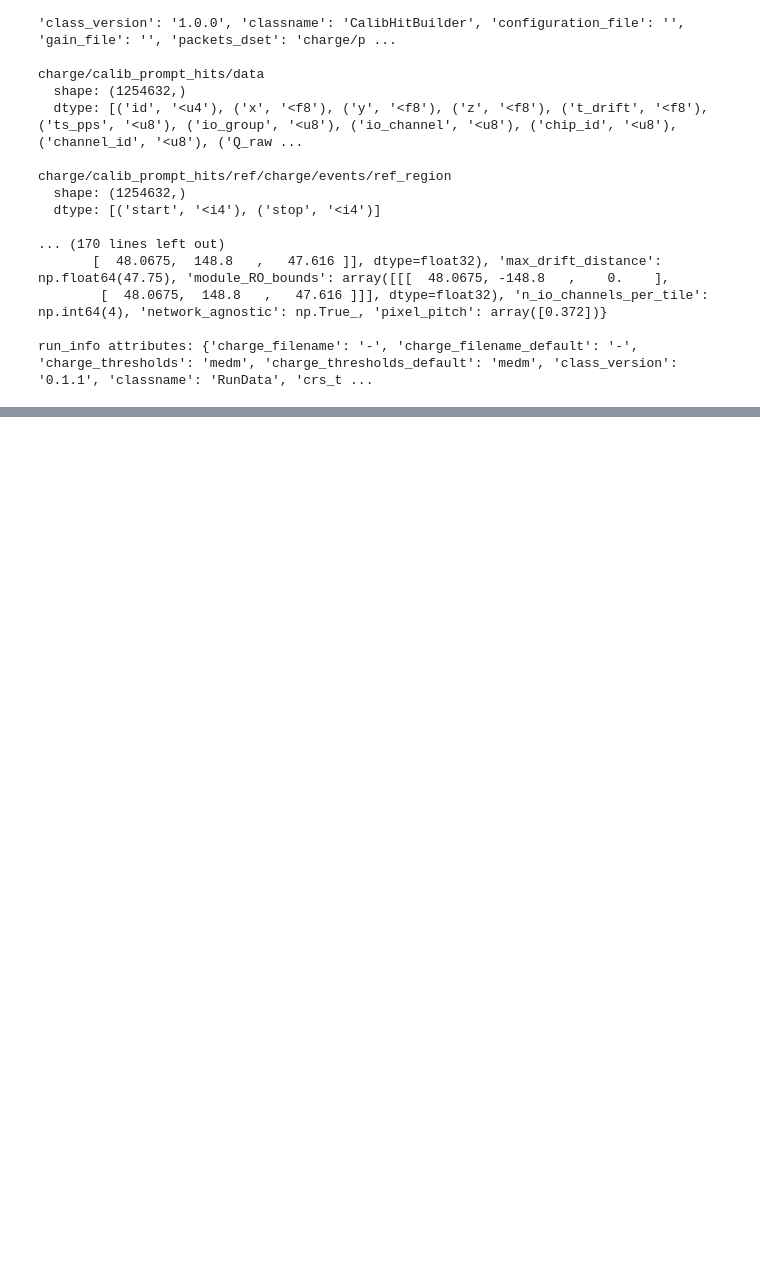
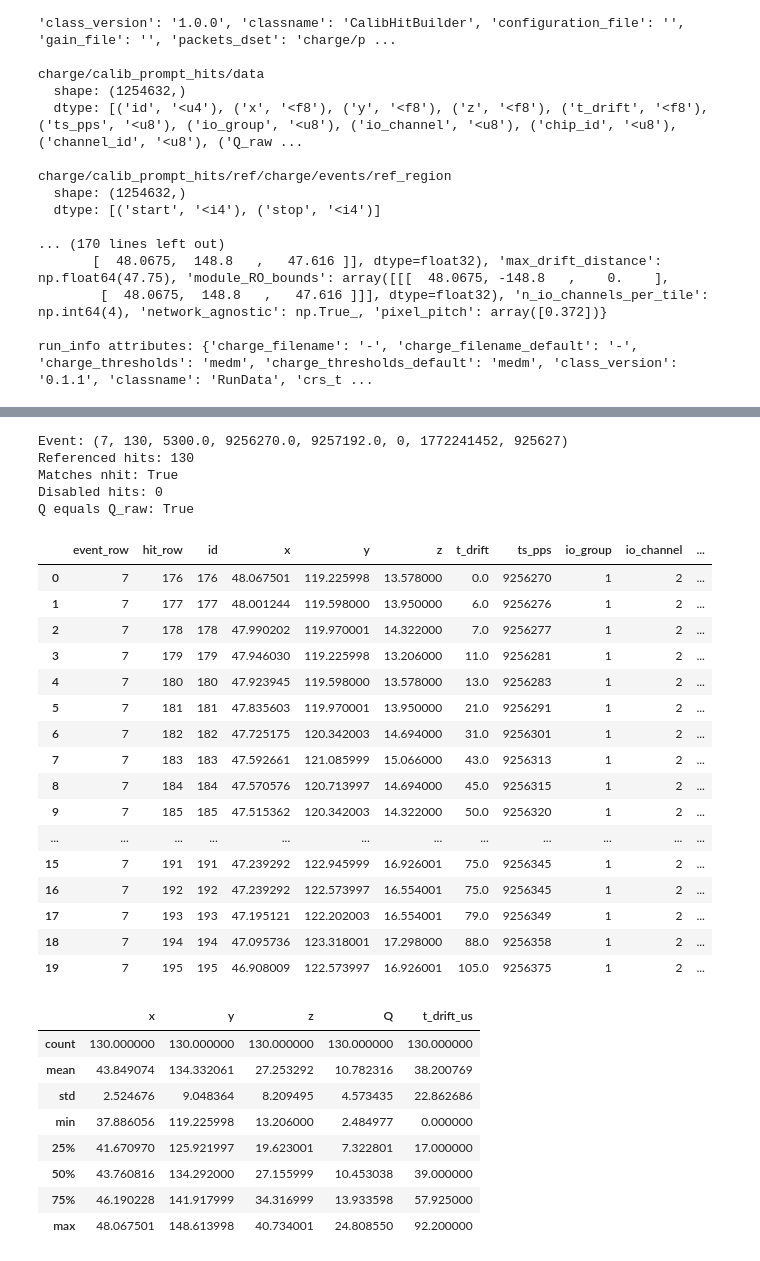
Before and after one commit to caborden/dune-nd-mip-calib, a Jupyter notebook: FSDcubeData.ipynb, the cells around one changed output, grey strips where cells are left out. Saved outputs shown, nothing was run; the diff lists cells and outputs as text; code cells hidden in the pictures; blank space fills up the shorter version.

Commit message:
Update FSD-cube data inspection notebook

```diff
--- a/FSDcubeData.ipynb
+++ b/FSDcubeData.ipynb
@@ -66,0 +106,3 @@ Top-level groups: ['charge', 'combined', 'geometry_info', 'lar_info', 'run_info'
+# %%
+with h5py.File(input_file, "r", locking=False) as f:
+    h5_tree(f)
@@ -66,0 +127,53 @@ Top-level groups: ['charge', 'combined', 'geometry_info', 'lar_info', 'run_info'
+# %%
+with h5py.File(input_file, "r", locking=False) as f:
+    events = f["charge/events/data"][:]
+    candidates = np.flatnonzero(
+        (events["nhit"] >= 100) & (events["nhit"] <= 500)
+    )
+    event_row = int(candidates[0]) if len(candidates) else 0
+
+    hits = read_event_hits(f, event_row)
+    tick_us = float(f["run_info"].attrs["crs_ticks"])
+
+    print("Event:", events[event_row])
+    print("Referenced hits:", len(hits))
+    print("Matches nhit:", len(hits) == int(events[event_row]["nhit"]))
+    print("Disabled hits:", hits["is_disabled"].sum())
+    print("Q equals Q_raw:",
+          np.allclose(hits["Q"], hits["Q_raw"], equal_nan=True))
+
+hits["t_drift_us"] = hits["t_drift"] * tick_us
+display(hits.head(20))
+display(hits[["x", "y", "z", "Q", "t_drift_us"]].describe())
+# %% [output]
+Event: (7, 130, 5300.0, 9256270.0, 9257192.0, 0, 1772241452, 925627)
+Referenced hits: 130
+Matches nhit: True
+Disabled hits: 0
+Q equals Q_raw: True
+|  | event_row | hit_row | id | x | y | z | t_drift | ts_pps | io_group | io_channel | ... |
+| 0 | 7 | 176 | 176 | 48.067501 | 119.225998 | 13.578000 | 0.0 | 9256270 | 1 | 2 | ... |
+| 1 | 7 | 177 | 177 | 48.001244 | 119.598000 | 13.950000 | 6.0 | 9256276 | 1 | 2 | ... |
+| 2 | 7 | 178 | 178 | 47.990202 | 119.970001 | 14.322000 | 7.0 | 9256277 | 1 | 2 | ... |
+| 3 | 7 | 179 | 179 | 47.946030 | 119.225998 | 13.206000 | 11.0 | 9256281 | 1 | 2 | ... |
+| 4 | 7 | 180 | 180 | 47.923945 | 119.598000 | 13.578000 | 13.0 | 9256283 | 1 | 2 | ... |
+| 5 | 7 | 181 | 181 | 47.835603 | 119.970001 | 13.950000 | 21.0 | 9256291 | 1 | 2 | ... |
+| 6 | 7 | 182 | 182 | 47.725175 | 120.342003 | 14.694000 | 31.0 | 9256301 | 1 | 2 | ... |
+| 7 | 7 | 183 | 183 | 47.592661 | 121.085999 | 15.066000 | 43.0 | 9256313 | 1 | 2 | ... |
+| 8 | 7 | 184 | 184 | 47.570576 | 120.713997 | 14.694000 | 45.0 | 9256315 | 1 | 2 | ... |
+| 9 | 7 | 185 | 185 | 47.515362 | 120.342003 | 14.322000 | 50.0 | 9256320 | 1 | 2 | ... |
+| ... | ... | ... | ... | ... | ... | ... | ... | ... | ... | ... | ... |
+| 15 | 7 | 191 | 191 | 47.239292 | 122.945999 | 16.926001 | 75.0 | 9256345 | 1 | 2 | ... |
+| 16 | 7 | 192 | 192 | 47.239292 | 122.573997 | 16.554001 | 75.0 | 9256345 | 1 | 2 | ... |
+| 17 | 7 | 193 | 193 | 47.195121 | 122.202003 | 16.554001 | 79.0 | 9256349 | 1 | 2 | ... |
+| 18 | 7 | 194 | 194 | 47.095736 | 123.318001 | 17.298000 | 88.0 | 9256358 | 1 | 2 | ... |
+| 19 | 7 | 195 | 195 | 46.908009 | 122.573997 | 16.926001 | 105.0 | 9256375 | 1 | 2 | ... |
+|  | x | y | z | Q | t_drift_us |
+| count | 130.000000 | 130.000000 | 130.000000 | 130.000000 | 130.000000 |
+| mean | 43.849074 | 134.332061 | 27.253292 | 10.782316 | 38.200769 |
+| std | 2.524676 | 9.048364 | 8.209495 | 4.573435 | 22.862686 |
+| min | 37.886056 | 119.225998 | 13.206000 | 2.484977 | 0.000000 |
+| 25% | 41.670970 | 125.921997 | 19.623001 | 7.322801 | 17.000000 |
+| 50% | 43.760816 | 134.292000 | 27.155999 | 10.453038 | 39.000000 |
+| 75% | 46.190228 | 141.917999 | 34.316999 | 13.933598 | 57.925000 |
+| max | 48.067501 | 148.613998 | 40.734001 | 24.808550 | 92.200000 |
```
Also changed, not shown: parts of 5 cells of this notebook.
